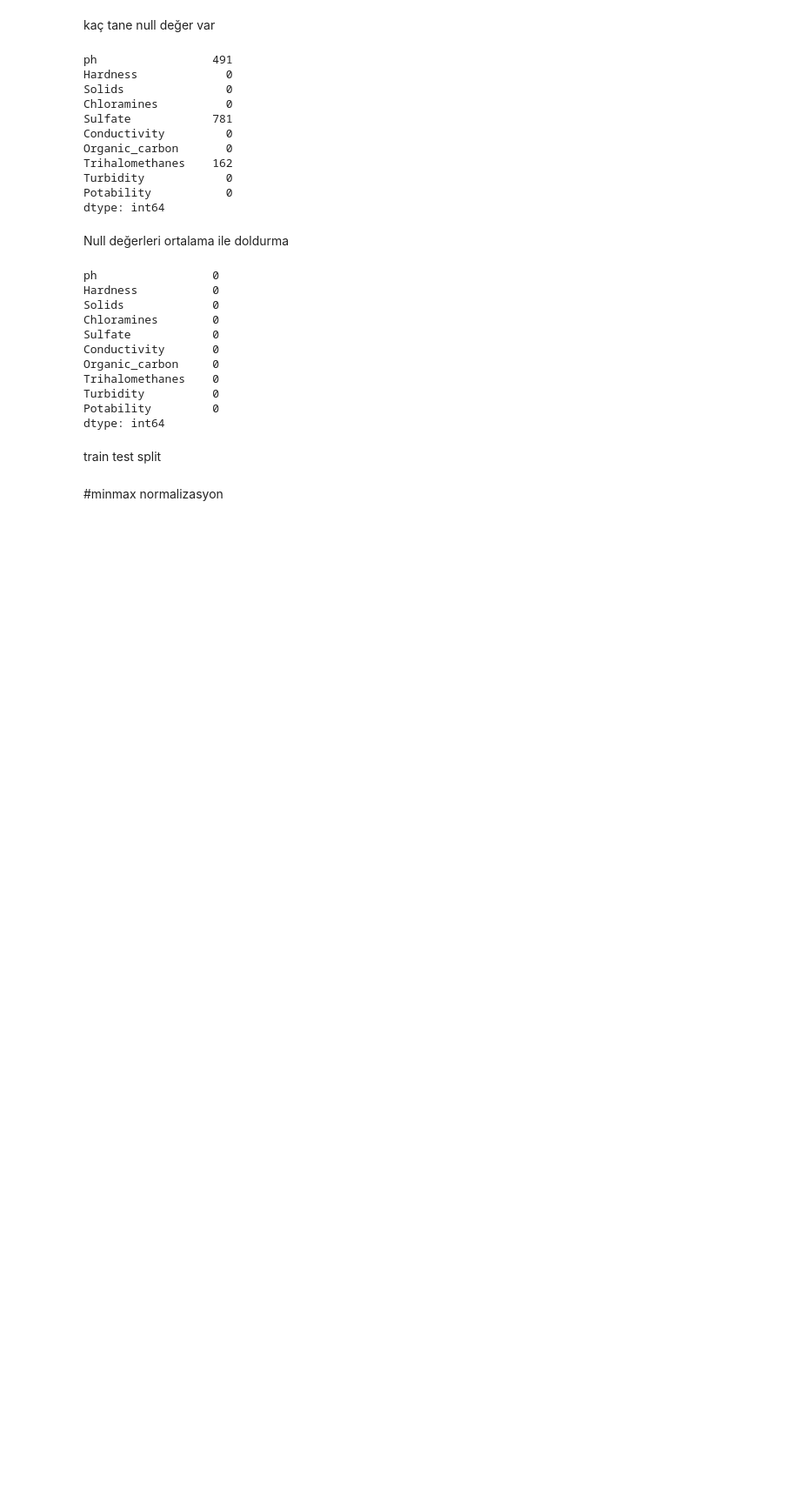
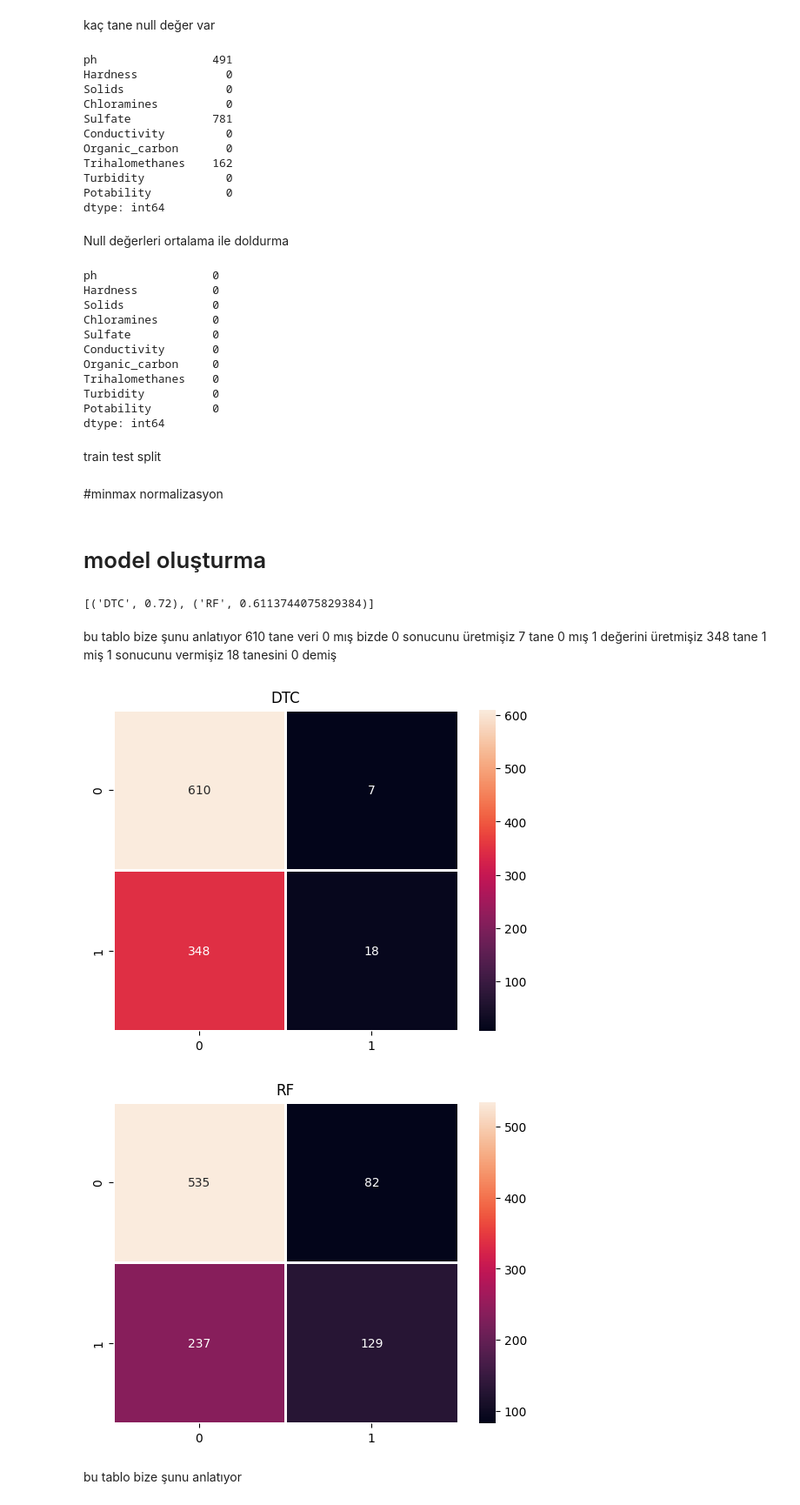
Before and after one commit to can-ozyasar/Dunya-Su-Kalitesi-projesi, a Jupyter notebook: DunyaSuKalitesi.ipynb, the cells around one changed output. Shown at 87% size. Cells and saved outputs as stored; diff of their text form; code cells hidden in the pictures; blank space fills up the shorter version.

Commit message:
modelleme karar ağaçları  ve rastgele orman sınıflandırıcılar

```diff
--- a/DunyaSuKalitesi.ipynb
+++ b/DunyaSuKalitesi.ipynb
@@ -184,3 +209,44 @@ scaler = MinMaxScaler()
 scaler.fit(x_train)
 x_train=scaler.transform(x_train)
 x_test=scaler.transform(x_test)
+# %% [markdown]
+# model oluşturma
+# %%
+models=[("DTC",DecisionTreeClassifier(max_depth=3)), # 3 aşamalı derinlik görselleştirme de kolay olur eğitim için
+
+        ("RF",RandomForestClassifier())]
+# %%
+finalResult=[] #score listesi
+
+cmList=[] #confusion matrix listesi
+
+for name , model in models:
+    model.fit(x_train,y_train) # model eğitiliyor
+
+    model_results = model.predict(x_test) #predict işlemi yapılıyor
+
+    score= precision_score(y_test,model_results) #precision score hesaplanıyor
+    finalResult.append( (name,score))
+
+    cm=confusion_matrix(y_test,model_results) #confusion matrix hesaplanıyor
+    cmList.append((name,cm))
+# %%
+print(finalResult)
+# %% [output]
+[('DTC', 0.72), ('RF', 0.6113744075829384)]
+# %% [markdown]
+bu tablo bize şunu anlatıyor
+610 tane veri 0 mış bizde 0 sonucunu üretmişiz 7 tane 0 mış 1 değerini üretmişiz
+348 tane 1 miş 1 sonucunu vermişiz 18 tanesini 0 demiş
+# %%
+
+for name,i in cmList:
+    plt.figure()
+    sbn.heatmap(i , annot=True , fmt=".0f",  linewidths=0.8)
+    plt.title(name)
+    plt.show()
+# %% [output]
+[figure, added]
+[figure, added]
+# %% [markdown]
+bu tablo bize şunu anlatıyor
```
Also changed, not shown: parts of 5 cells of this notebook.
